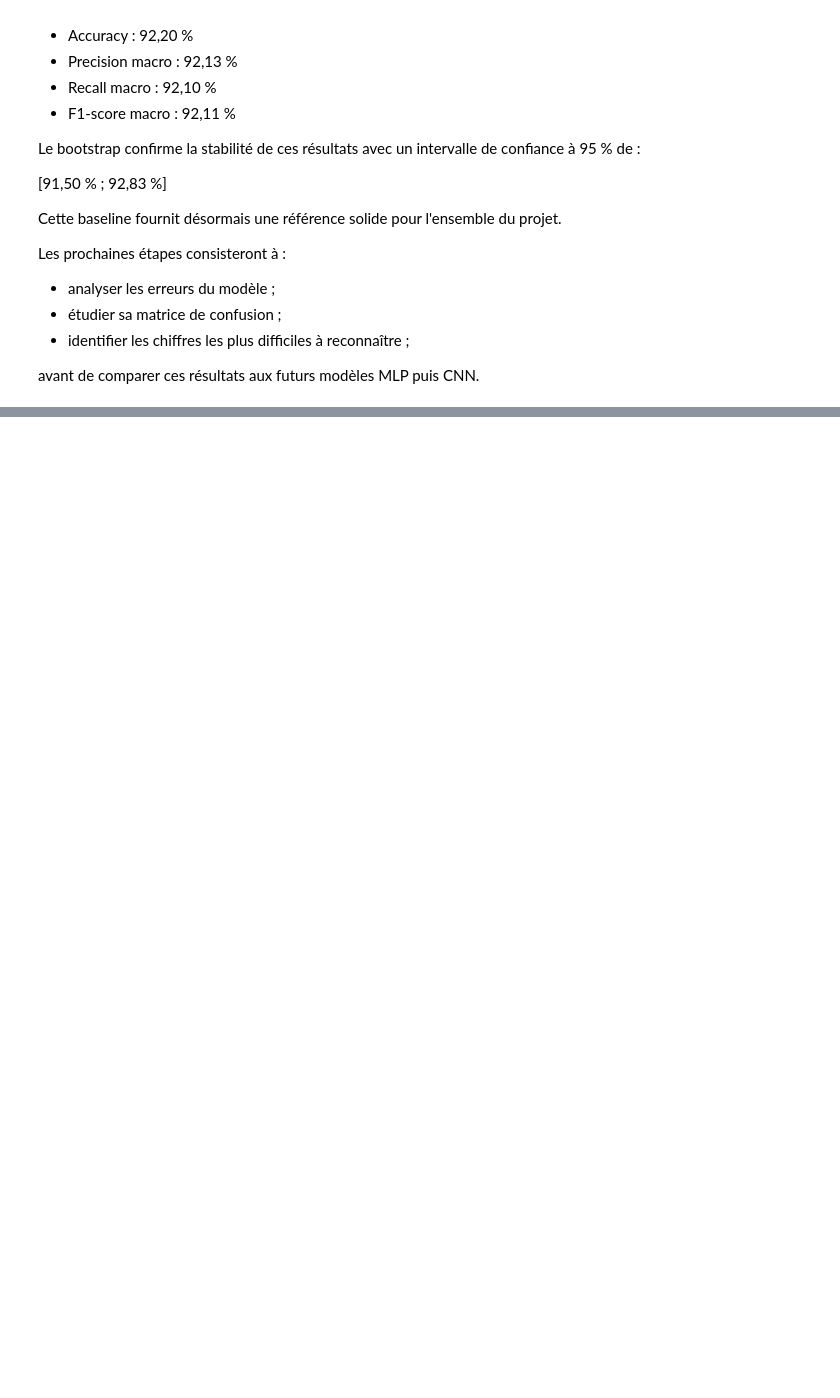
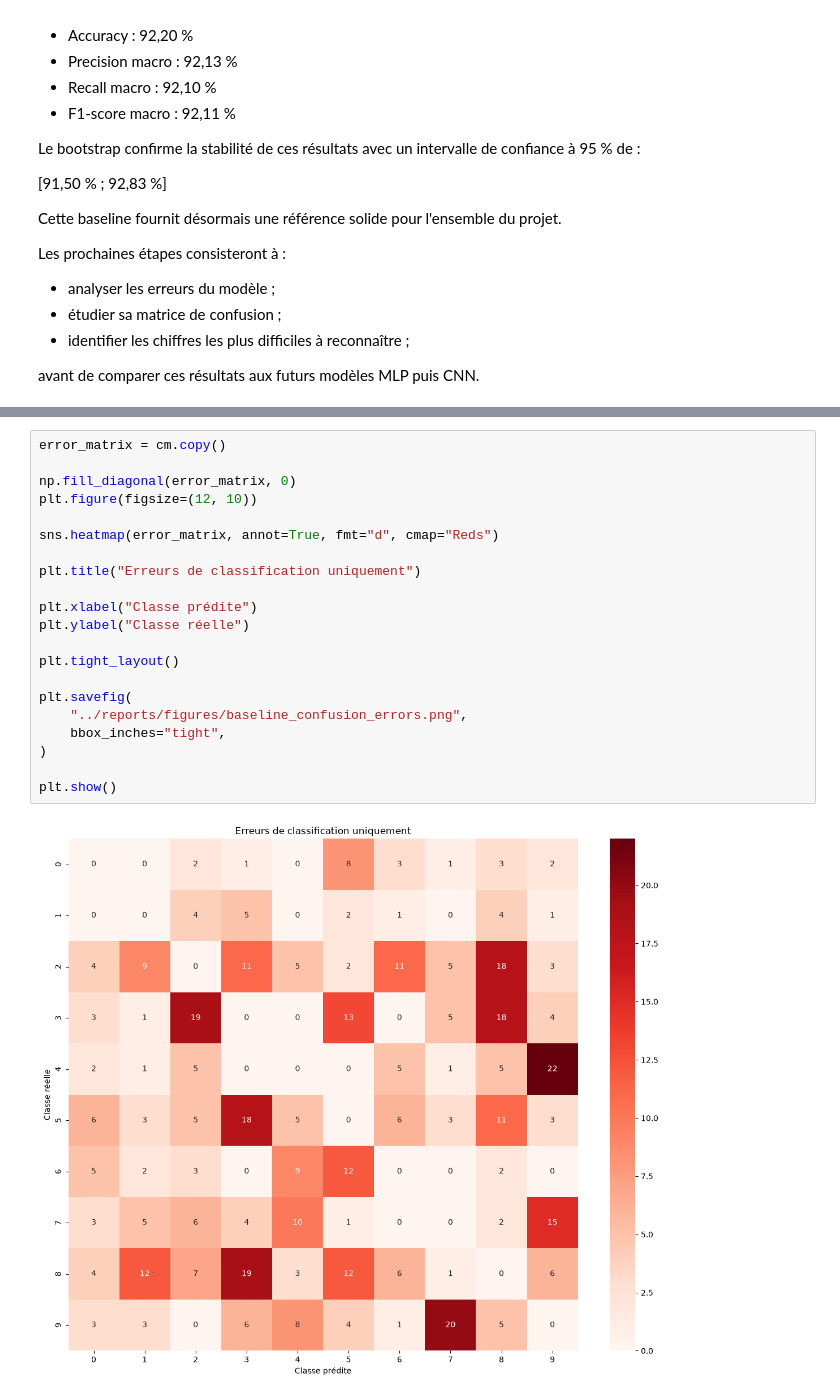
Before and after one commit to pierre-mazard/handwritten_digits, a Jupyter notebook: notebooks/02_baseline.ipynb, the cells around one changed output, grey strips where cells are left out. Cells and saved outputs as stored; diff of their text form; blank space fills up the shorter version.

Commit message:
feat: errors analysis part 1

```diff
--- a/notebooks/02_baseline.ipynb
+++ b/notebooks/02_baseline.ipynb
@@ -937,0 +1027,23 @@ avant de comparer ces résultats aux futurs modèles MLP puis CNN.
+# %%
+error_matrix = cm.copy()
+
+np.fill_diagonal(error_matrix, 0)
+plt.figure(figsize=(12, 10))
+
+sns.heatmap(error_matrix, annot=True, fmt="d", cmap="Reds")
+
+plt.title("Erreurs de classification uniquement")
+
+plt.xlabel("Classe prédite")
+plt.ylabel("Classe réelle")
+
+plt.tight_layout()
+
+plt.savefig(
+    "../reports/figures/baseline_confusion_errors.png",
+    bbox_inches="tight",
+)
+
+plt.show()
+# %% [output]
+[figure, added]
```
Also changed, not shown: parts of 28 cells of this notebook, 10 other files.
